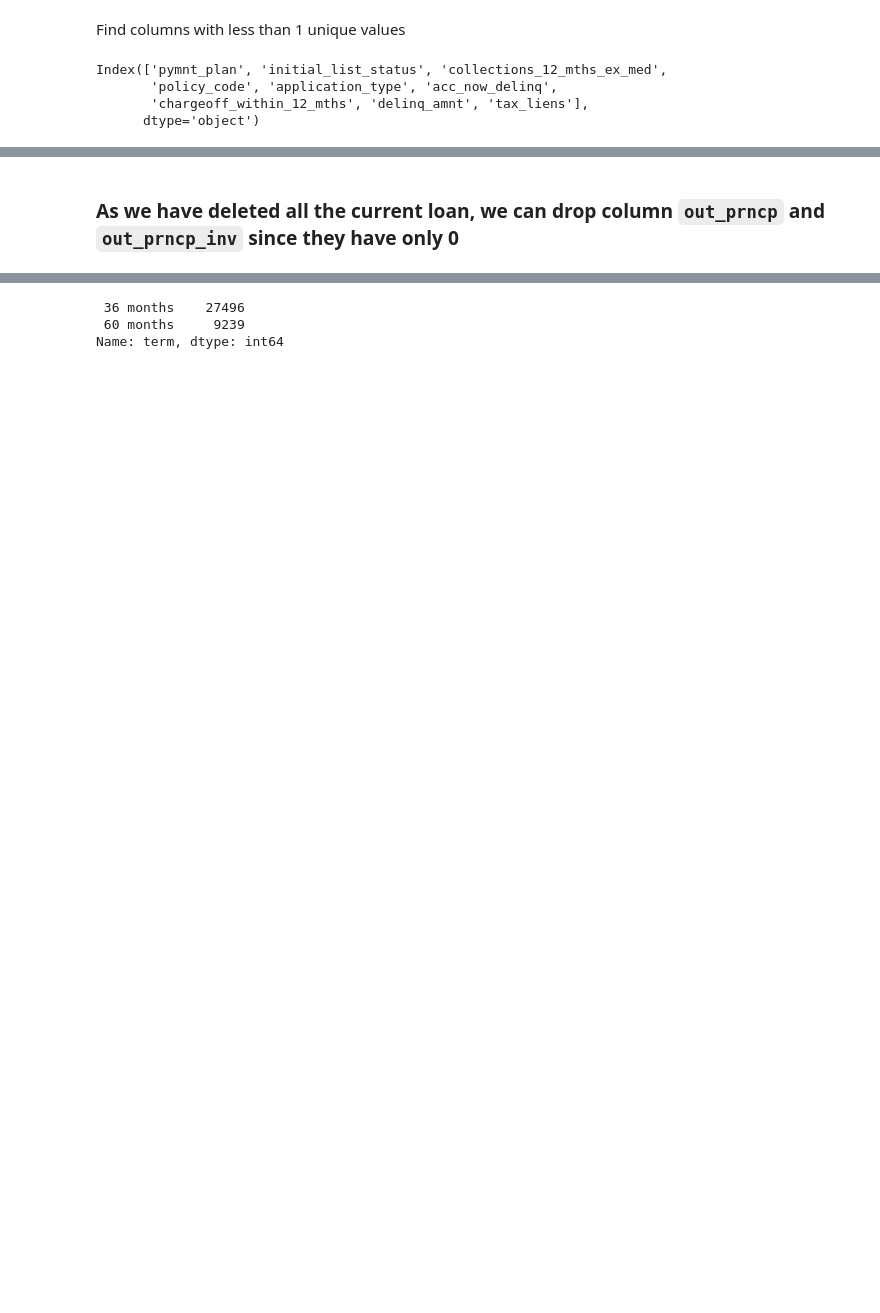
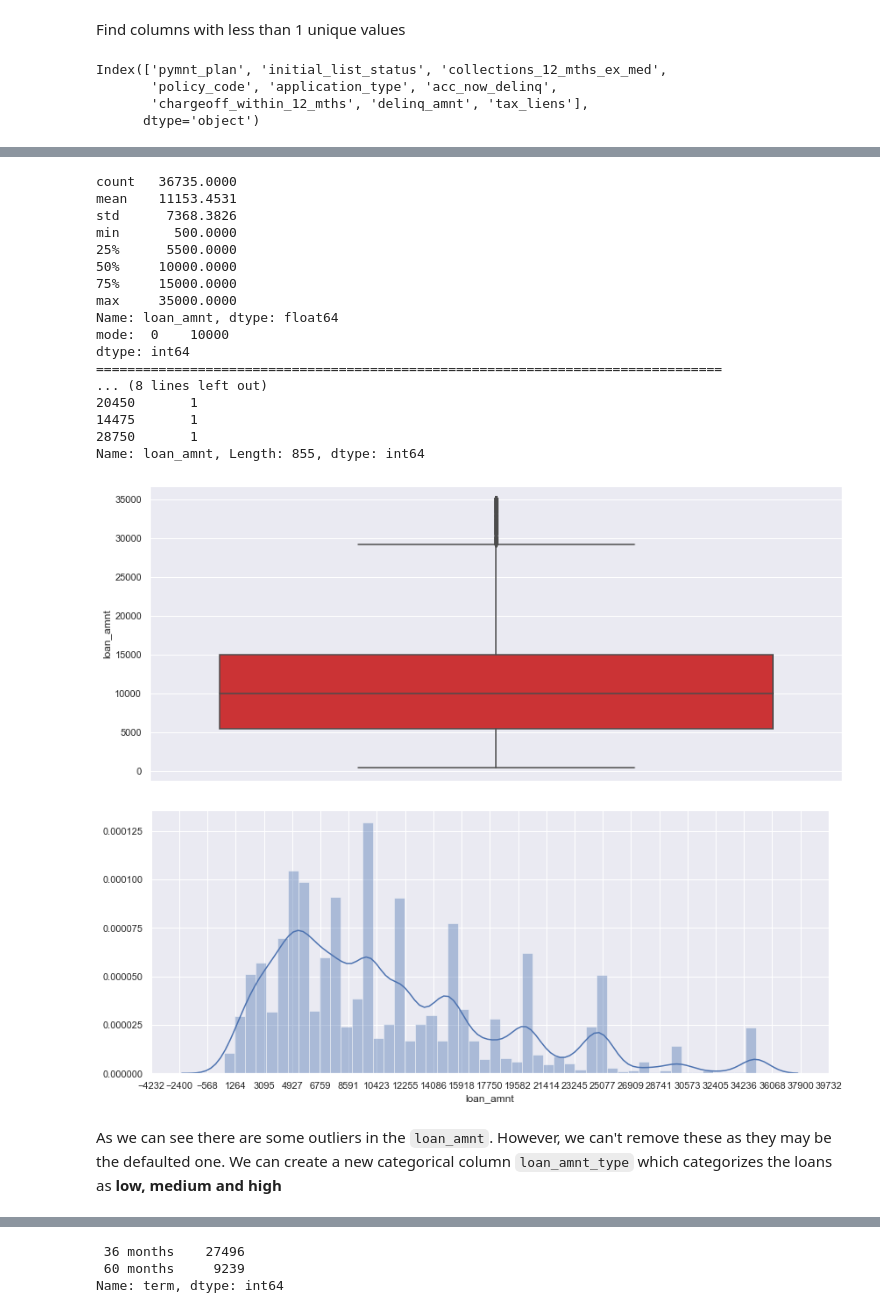
Before and after one commit to ashwanikumar04/loan-defaulter-case-study, a Jupyter notebook: ashwani_kumar.ipynb, the cells around one changed output, grey strips where cells are left out. Drawn from its saved outputs; the diff is of its cells as text; code cells hidden in the pictures; blank space fills up the shorter version.

```diff
--- a/ashwani_kumar.ipynb
+++ b/ashwani_kumar.ipynb
@@ -302,5 +359,11 @@ memory usage: 11.5+ MB
 # %%
-def categorical_summarized(dataframe, x=None, y=None, hue=None, palette='Set1', verbose=True, figsize=None):
+def categorical_summarized(dataframe,
+                           x=None,
+                           y=None,
+                           hue=None,
+                           palette='Set1',
+                           verbose=True,
+                           figsize=default_figsize):
     '''
     Helper function that gives a quick summary of a given column of categorical data
     Arguments
@@ -322,10 +385,10 @@ def categorical_summarized(dataframe, x=None, y=None, hue=None, palette='Set1',
     print(series.describe())
     print('mode: ', series.mode())
     if verbose:
-        print('='*80)
+        print('=' * 80)
         print(series.value_counts())
 
-    if figsize:
-        sns.set(rc={'figure.figsize':figsize})
+    sns.set(rc={'figure.figsize': figsize})
     sns.countplot(x=x, y=y, hue=hue, data=dataframe)
+    plt.tight_layout()
     plt.show()
@@ -334,5 +394,0 @@ Deleting all rows where the status is `current`
-# %%
-loans = loans[~(loans['loan_status']=='Current')]
-loans['loan_defaulted'] = loans['loan_status'].apply(lambda x: 1 if x =='Charged Off' else 0)
-# %% [markdown]
-### As we have deleted all the current loan, we can drop column `out_prncp` and `out_prncp_inv` since they have only **0**
@@ -340,0 +438,49 @@ loans = loans.drop(['out_prncp', 'out_prncp_inv'], axis=1)
+# %%
+def plot_column(df,
+                col,
+                chart_type='Hist',
+                dtype=int,
+                bins=25,
+                figsize=default_figsize):
+    temp_df = df[col]
+    sns.set(rc={'figure.figsize': figsize})
+    if chart_type == 'Hist':
+        ax = sns.countplot(temp_df)
+    elif chart_type == 'Dens':
+        ax = sns.distplot(temp_df)
+    xmin, xmax = ax.get_xlim()
+    ax.set_xticks(np.round(np.linspace(xmin, xmax, bins), 2))
+    plt.tight_layout()
+    plt.locator_params(axis='y', nbins=6)
+    plt.show()
+# %%
+def univariate_analysis(col, chart_type='Dens', df=loans, is_categorical=True):
+    if is_categorical:
+        quantitative_summarized(df, y=col)
+        plot_column(df, col, chart_type=chart_type)
+    else:
+        categorical_summarized(df, x=col)
+# %%
+univariate_analysis('loan_amnt')
+# %% [output]
+count   36735.0000
+mean    11153.4531
+std      7368.3826
+min       500.0000
+25%      5500.0000
+50%     10000.0000
+75%     15000.0000
+max     35000.0000
+Name: loan_amnt, dtype: float64
+mode:  0    10000
+dtype: int64
+================================================================================
+... (8 lines left out)
+20450       1
+14475       1
+28750       1
+Name: loan_amnt, Length: 855, dtype: int64
+[figure, added]
+[figure, added]
+# %% [markdown]
+As we can see there are some outliers in the `loan_amnt`. However, we can't remove these as they may be the defaulted one. We can create a new categorical column `loan_amnt_type` which categorizes the loans as **low, medium and high**
```
Also changed, not shown: parts of 78 cells of this notebook.
